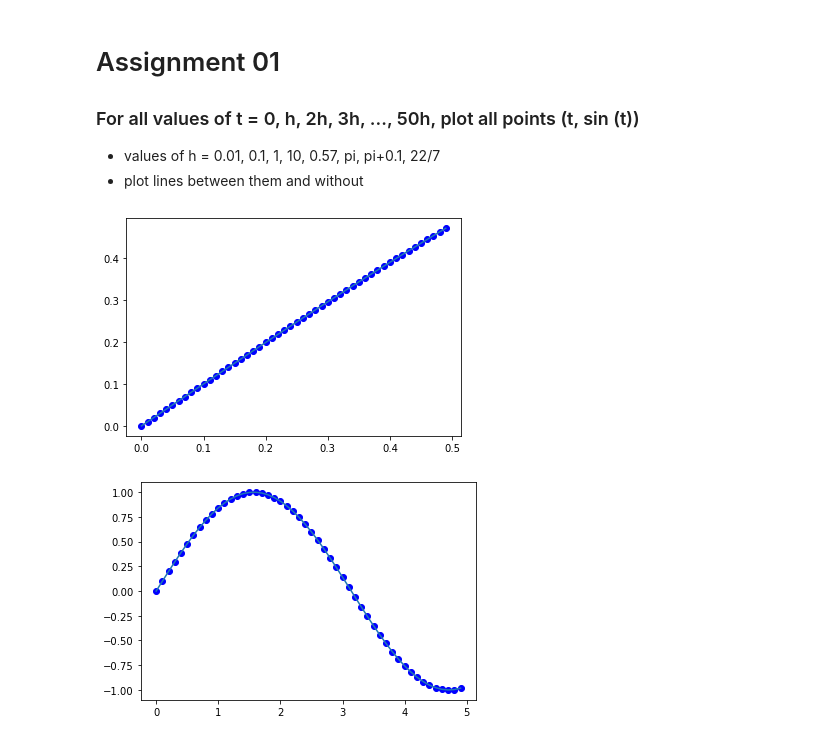
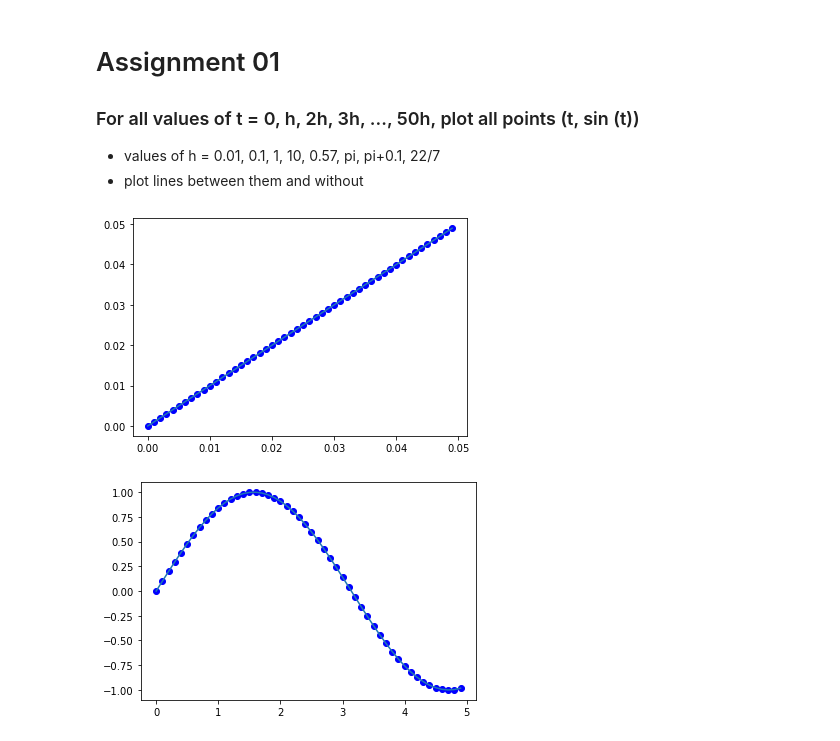
Before and after one commit to sarahheayoon/Topological-Data-Analysis, a Jupyter notebook: TDA Assignment 01-02.ipynb, the cells around one changed output. Saved outputs shown, nothing was run; the diff lists cells and outputs as text; code cells hidden in the pictures.

```diff
--- a/TDA Assignment 01-02.ipynb
+++ b/TDA Assignment 01-02.ipynb
@@ -28,16 +28,16 @@ plt.show()
 - values of h = 0.01, 0.1, 1, 10, 0.57, pi, pi+0.1, 22/7
 - plot lines between them and without
 # %%
-# evenly sampled time at h interval where h = 0.01
-t = np.arange(0, 0.5, 0.01)
+# evenly sampled time at h interval where h = 0.001
+t = np.arange(0, 0.05, 0.001)
 y = np.sin(t)
 
 # plot t versus sin(t)
 plt.plot(t, y, 'bo')
 plt.plot(t, y)
 plt.show()
 # %% [output]
-[figure, old version]
+[figure, new version]
 # %%
 # evenly sampled time at h interval where h = 0.1
 t = np.arange(0, 0.1*50, 0.1)
```
Also changed, not shown: parts of 8 cells of this notebook.
